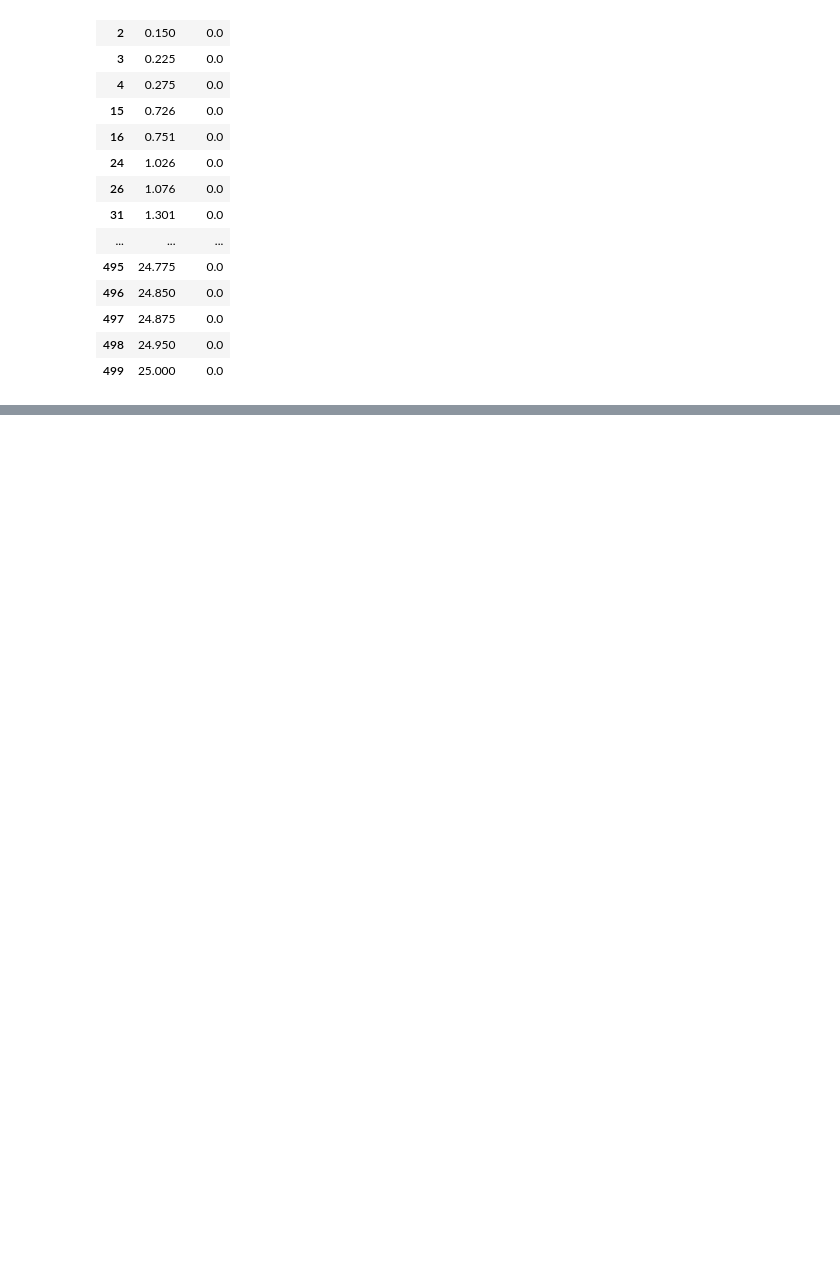
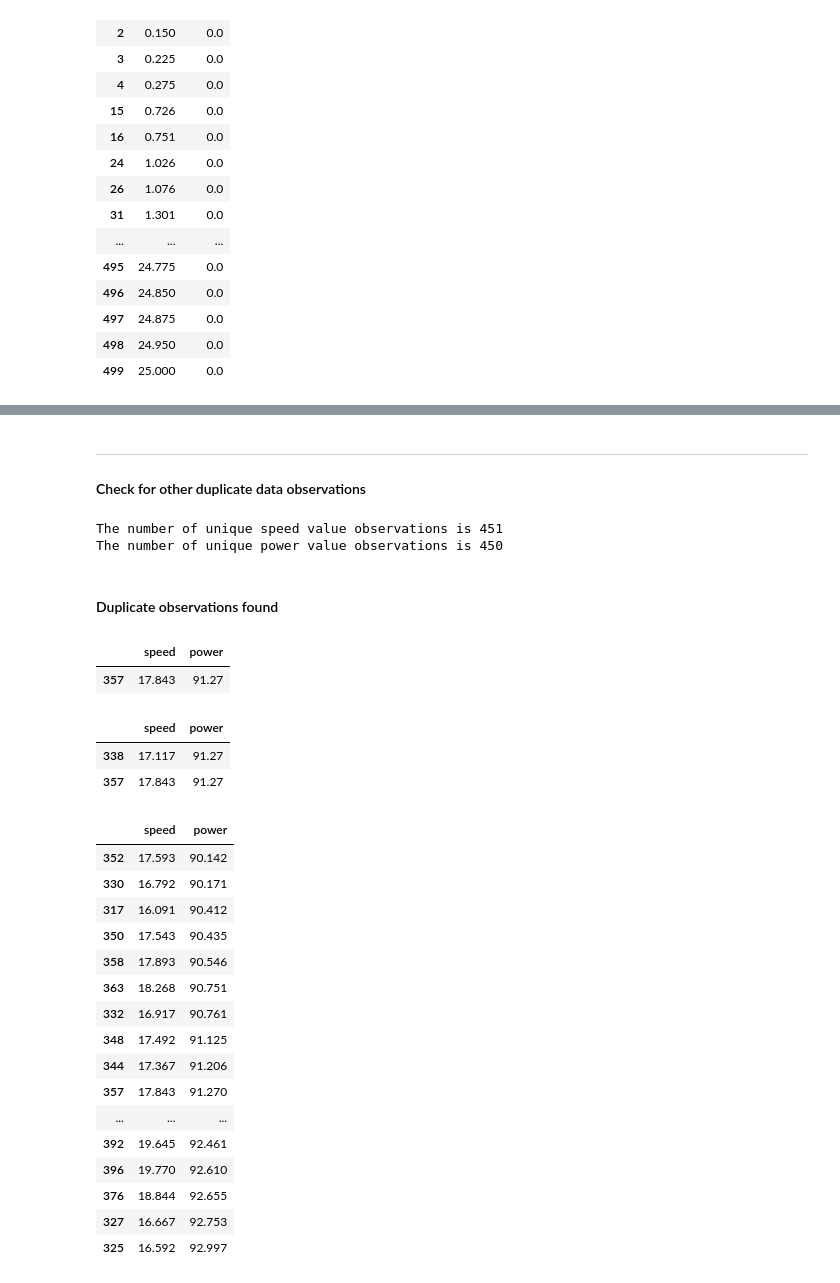
Before and after one commit to markcot/ProjMachLearn, a Jupyter notebook: Project.ipynb, the cells around one changed output, grey strips where cells are left out. Cells and saved outputs as stored; diff of their text form; code cells hidden in the pictures; blank space fills up the shorter version.

```diff
--- a/Project.ipynb
+++ b/Project.ipynb
@@ -175,0 +220,50 @@ df.describe()
+# %% [markdown]
+***
+
+#### Check for other duplicate data observations
+# %%
+# Count remaining unique data observation. Code adapted from https://pyformat.info/ &
+# https://chrisalbon.com/python/data_wrangling/pandas_list_unique_values_in_column/
+print("The number of unique speed value observations is {:}".format(len(df.speed.unique())))
+print("The number of unique power value observations is {:}".format(len(df.power.unique())))
+# %% [output]
+The number of unique speed value observations is 451
+The number of unique power value observations is 450
+# %% [markdown]
+#### Duplicate observations found
+# %%
+# Display duplicate power observation found
+# Code adapted from https://stackoverflow.com/a/54050797
+df[df[['power']].duplicated() == True]
+# %% [output]
+|  | speed | power |
+| 357 | 17.843 | 91.27 |
+# %%
+# Print duplicate power observations found
+df.loc[(df['power'] == 91.27)]
+# %% [output]
+|  | speed | power |
+| 338 | 17.117 | 91.27 |
+| 357 | 17.843 | 91.27 |
+# %%
+# Check wind speed observation that give power output between 90.0 kW and 93.0 kW.
+# and sort by power values. Code adapted from https://stackoverflow.com/a/41281750
+df.loc[(df['power'] > 90.0) & (df['power'] < 93.0)].sort_values(by=['power'])
+# %% [output]
+|  | speed | power |
+| 352 | 17.593 | 90.142 |
+| 330 | 16.792 | 90.171 |
+| 317 | 16.091 | 90.412 |
+| 350 | 17.543 | 90.435 |
+| 358 | 17.893 | 90.546 |
+| 363 | 18.268 | 90.751 |
+| 332 | 16.917 | 90.761 |
+| 348 | 17.492 | 91.125 |
+| 344 | 17.367 | 91.206 |
+| 357 | 17.843 | 91.270 |
+| ... | ... | ... |
+| 392 | 19.645 | 92.461 |
+| 396 | 19.770 | 92.610 |
+| 376 | 18.844 | 92.655 |
+| 327 | 16.667 | 92.753 |
+| 325 | 16.592 | 92.997 |
```
Also changed, not shown: parts of 39 cells of this notebook.
